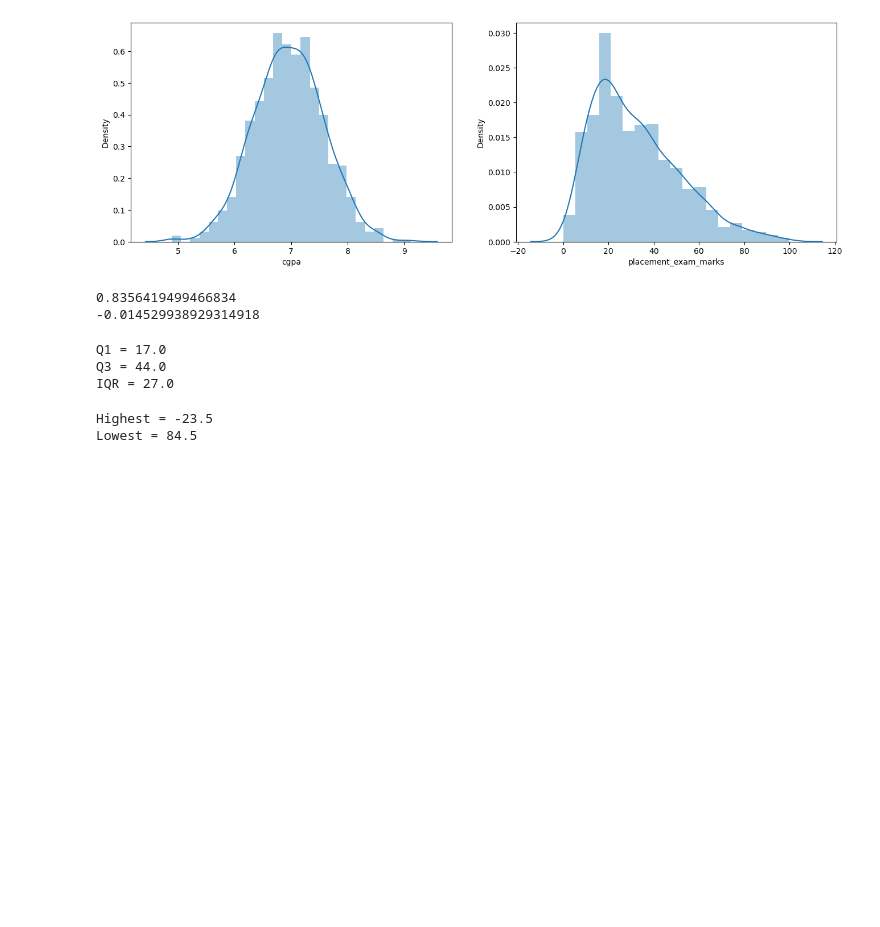
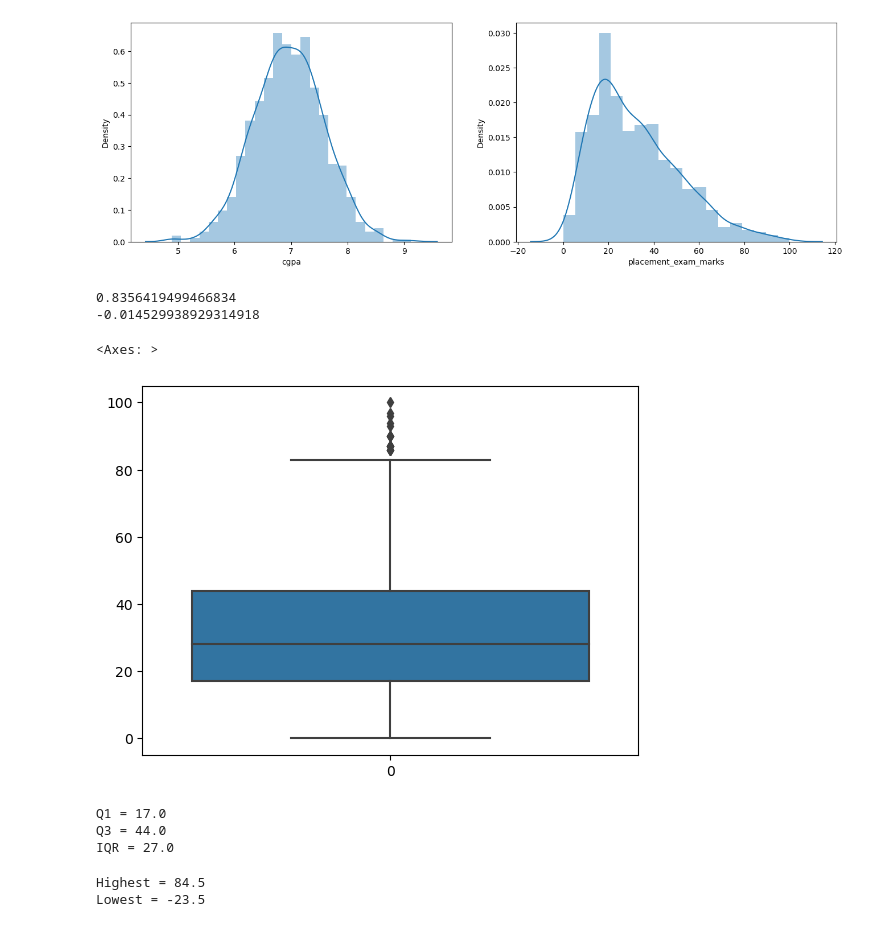
Before and after one commit to Khushi130404/Outlier_Exterminator, a Jupyter notebook: IQR/capping.ipynb, the cells around one changed output. Cells and saved outputs as stored; diff of their text form; code cells hidden in the pictures; blank space fills up the shorter version.

```diff
--- a/IQR/capping.ipynb
+++ b/IQR/capping.ipynb
@@ -57,6 +57,11 @@ print(df['cgpa'].skew())
 # %% [output]
 0.8356419499466834
 -0.014529938929314918
+# %%
+sns.boxplot(df['placement_exam_marks'])
+# %% [output]
+<Axes: >
+[figure, added]
 # %%
 Q1 = df['placement_exam_marks'].quantile(0.25)
 Q3 = df['placement_exam_marks'].quantile(0.75)
@@ -69,13 +74,13 @@ Q1 = 17.0
 Q3 = 44.0
 IQR = 27.0
 # %%
-highest = Q1-1.5*IQR
-lowest = Q3+1.5*IQR
+lowest = Q1-1.5*IQR
+highest = Q3+1.5*IQR
 print("Highest =",highest)
 print("Lowest =",lowest)
 # %% [output]
-Highest = -23.5
-Lowest = 84.5
+Highest = 84.5
+Lowest = -23.5
 # %%
 df['placement_exam_marks'] = np.where(df['placement_exam_marks']>highest,
                                       highest,
```
Also changed, not shown: parts of 4 cells of this notebook, 1 other file.
